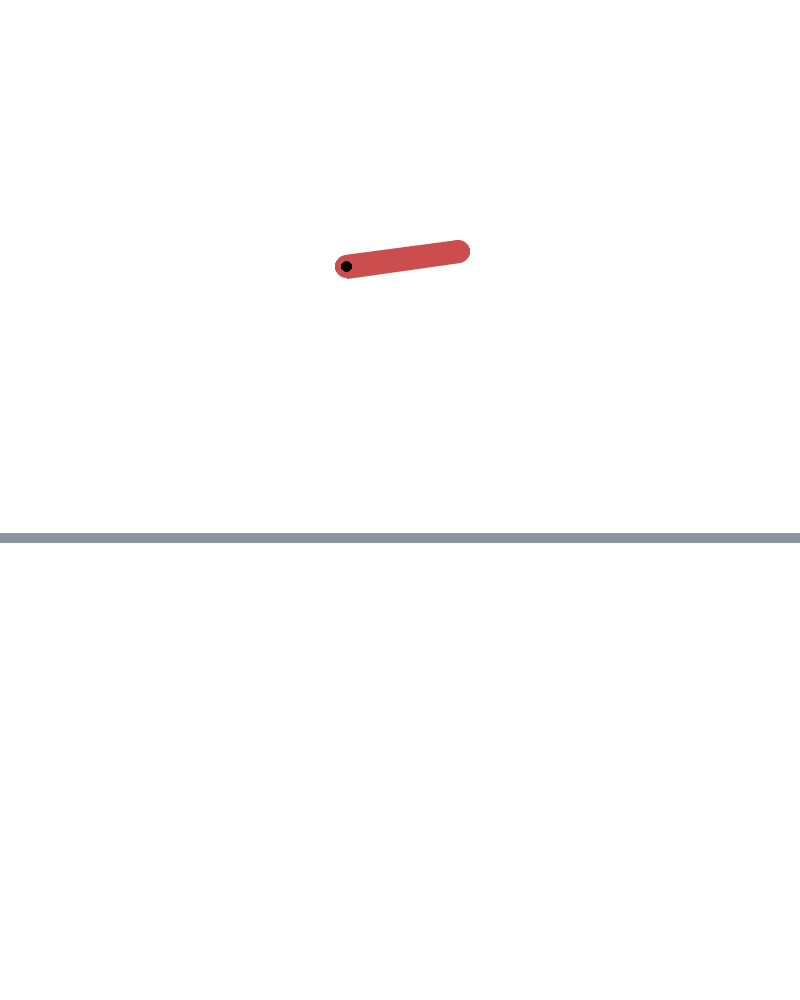
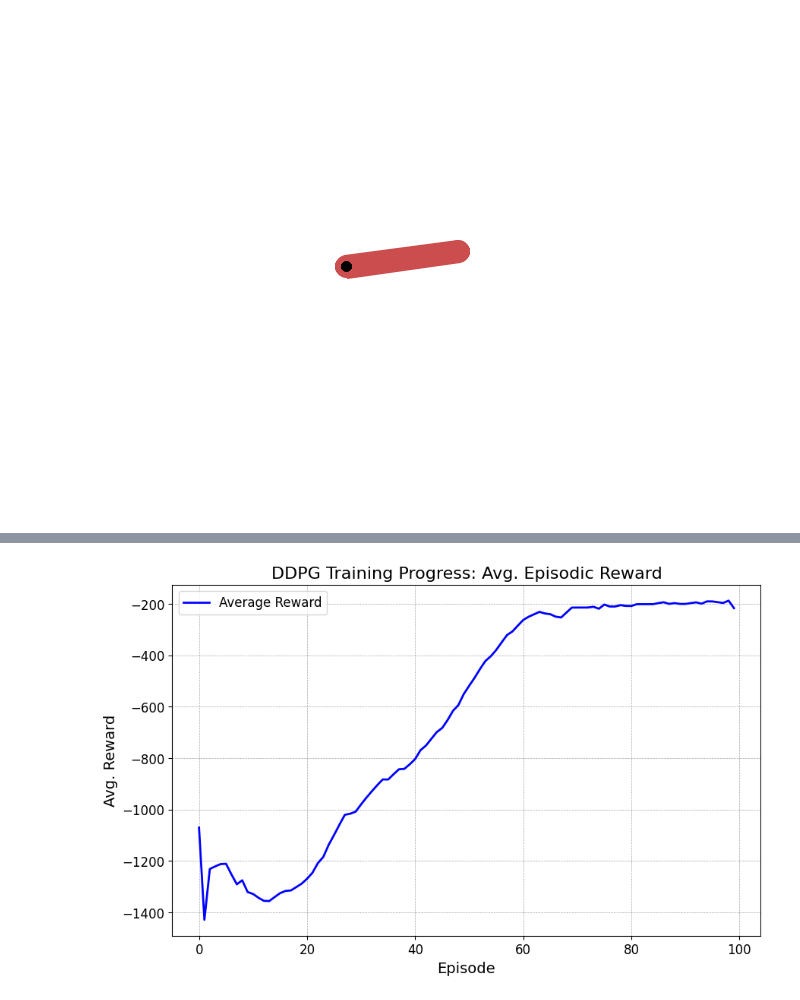
Before and after one commit to ftoralesacosta/JLab_Data-Scientist-II, a Jupyter notebook: Problem1_RL/Problem1_PendulumRL.ipynb, the cells around one changed output, grey strips where cells are left out. Drawn from its saved outputs; the diff is of its cells as text; code cells hidden in the pictures; blank space fills up the shorter version.

```diff
--- a/Problem1_RL/Problem1_PendulumRL.ipynb
+++ b/Problem1_RL/Problem1_PendulumRL.ipynb
@@ -194,0 +202,16 @@ display(HTML("""
+# %%
+import matplotlib.pyplot as plt
+
+plt.figure(figsize=(10, 6))
+plt.plot(avg_rewards, color='blue', linewidth=2, label="Average Reward")
+plt.grid(color='gray', linestyle='--', linewidth=0.5, alpha=0.7)
+plt.title("DDPG Training Progress: Avg. Episodic Reward", fontsize=16)
+plt.xlabel("Episode", fontsize=14)
+plt.ylabel("Avg. Reward", fontsize=14)
+plt.xticks(fontsize=12)
+plt.yticks(fontsize=12)
+#plt.axhline(y=-200, color='green', linestyle='--', linewidth=1.5, label="Target Reward")
+plt.legend(fontsize=12)
+plt.show()
+# %% [output]
+[figure, added]
```
Also changed, not shown: parts of 1 cell of this notebook.
